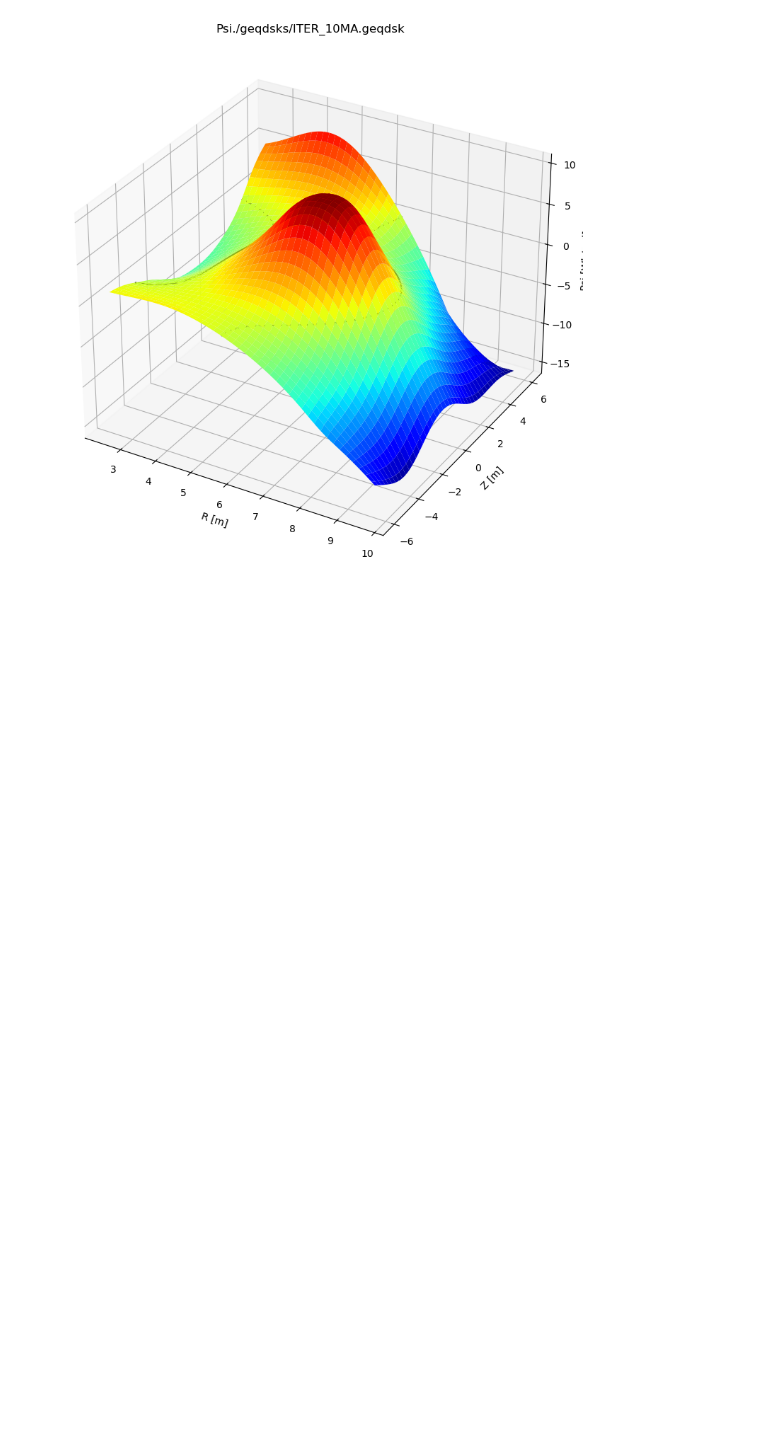
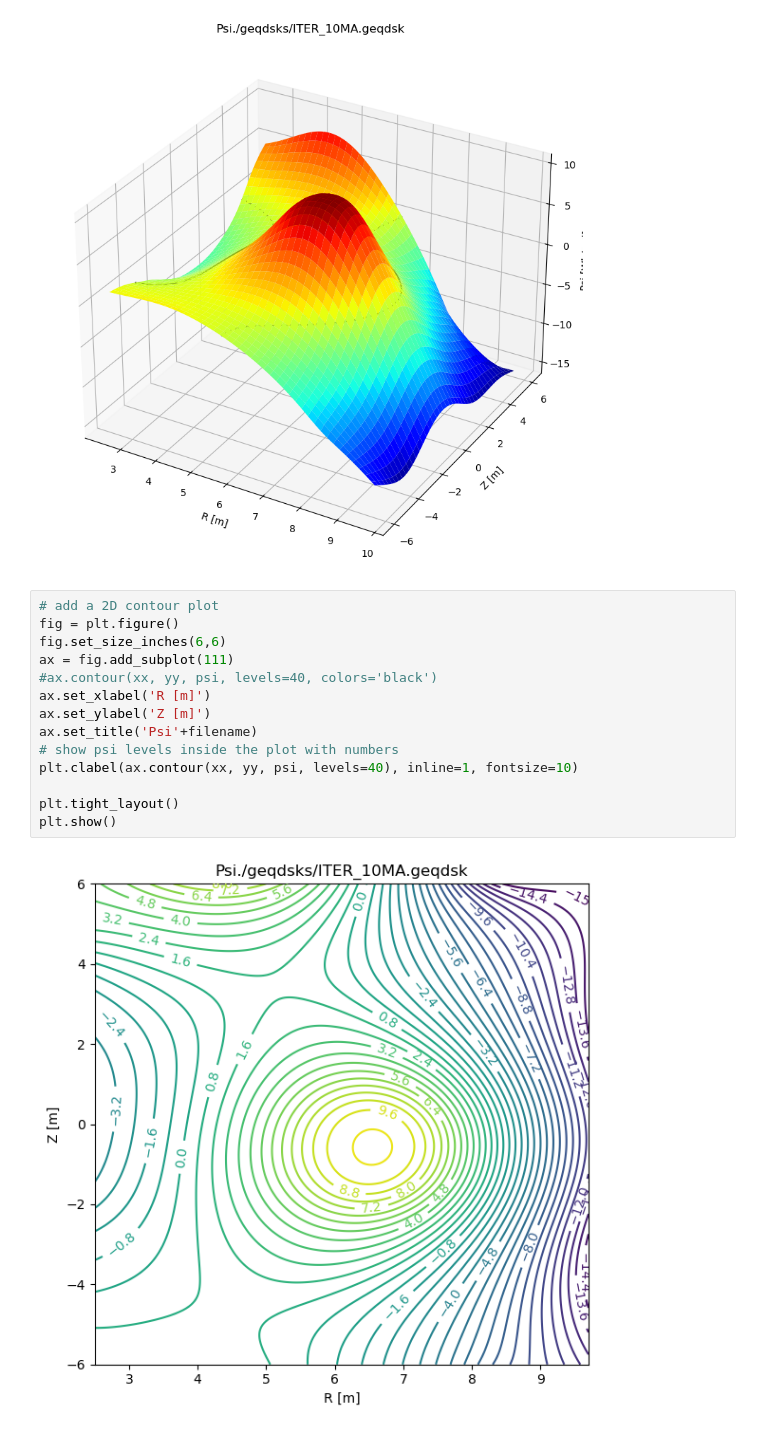
Before and after one commit to Fuad-HH/eqdsk2py, a Jupyter notebook: eqdRead.ipynb, the cells around one changed output. Cells and saved outputs as stored; diff of their text form; blank space fills up the shorter version.

Commit message:
addd contour and plotly plot

```diff
--- a/eqdRead.ipynb
+++ b/eqdRead.ipynb
@@ -61,3 +61,19 @@ plt.tight_layout()
 plt.show()
 # %% [output]
 [figure]
+# %%
+# add a 2D contour plot
+fig = plt.figure()
+fig.set_size_inches(6,6)
+ax = fig.add_subplot(111)
+#ax.contour(xx, yy, psi, levels=40, colors='black')
+ax.set_xlabel('R [m]')
+ax.set_ylabel('Z [m]')
+ax.set_title('Psi'+filename)
+# show psi levels inside the plot with numbers
+plt.clabel(ax.contour(xx, yy, psi, levels=40), inline=1, fontsize=10)
+
+plt.tight_layout()
+plt.show()
+# %% [output]
+[figure, added]
```
Also changed, not shown: parts of 1 cell of this notebook.
